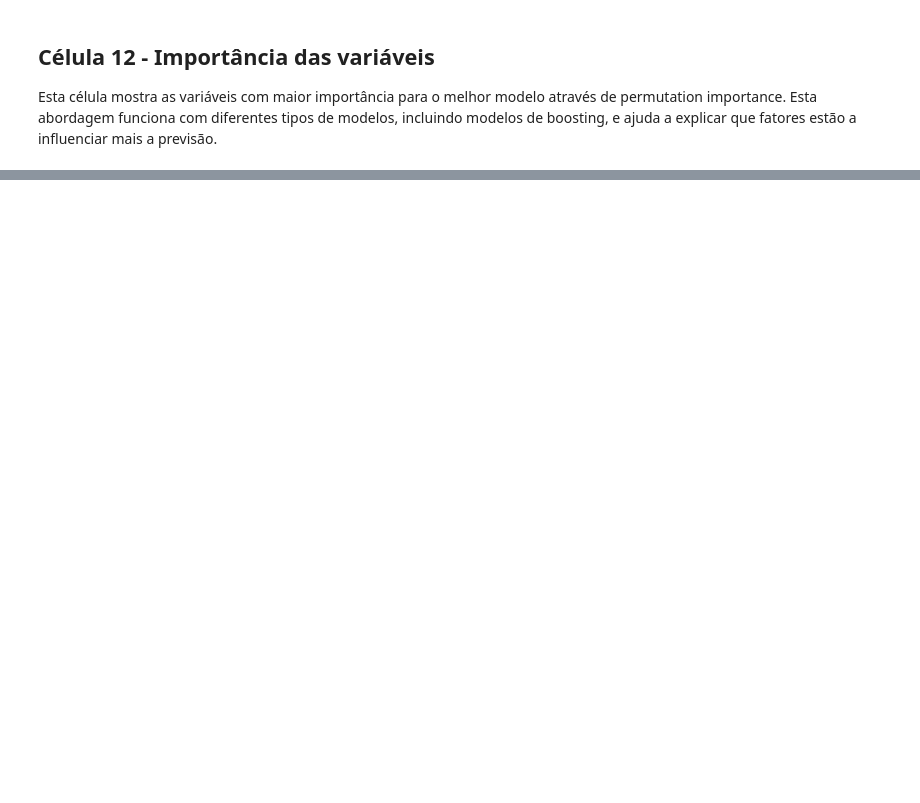
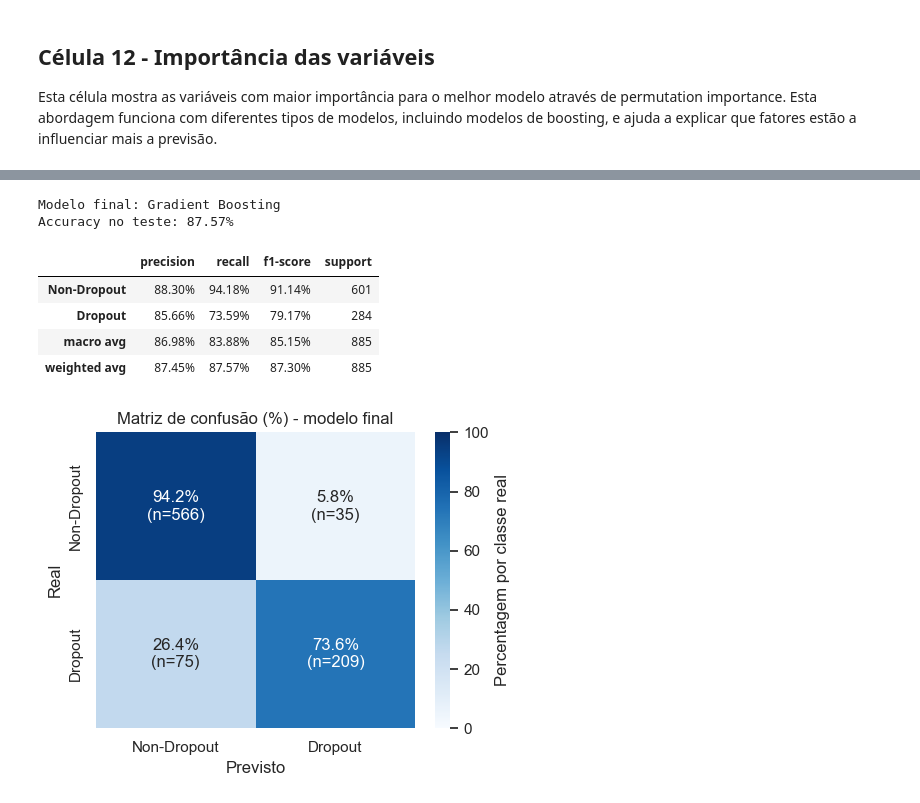
Before and after one commit to goncaloosimoes/iaa-project-1, a Jupyter notebook: notebook.ipynb, the cells around one changed output, grey strips where cells are left out. Drawn from its saved outputs; the diff is of its cells as text; code cells hidden in the pictures; blank space fills up the shorter version.

```diff
--- a/notebook.ipynb
+++ b/notebook.ipynb
@@ -541,0 +605,61 @@ Próximos passos naturais:
+# %%
+# Celula 14 - Avaliacao final do melhor modelo no conjunto de teste
+if df.empty or TARGET_COL not in df.columns:
+    print('Dados insuficientes para avaliar o melhor modelo.')
+else:
+    final_pipeline = best_pipeline
+    final_model_name = best_model_name
+    final_y_pred = final_pipeline.predict(X_test)
+    final_report = classification_report(
+        y_test,
+        final_y_pred,
+        target_names=['Non-Dropout', 'Dropout'],
+        output_dict=True,
+        zero_division=0
+    )
+    final_report_df = pd.DataFrame(final_report).T
+    final_report_percent = final_report_df.loc[report_rows, metric_cols + ['support']].copy()
+    final_report_percent[metric_cols] = final_report_percent[metric_cols] * 100
+    final_report_percent['support'] = final_report_percent['support'].astype(int)
+
+    print('Modelo final:', final_model_name)
+    print(f'Accuracy no teste: {final_report["accuracy"] * 100:.2f}%')
+    display(
+        final_report_percent.style
+        .format({'precision': '{:.2f}%', 'recall': '{:.2f}%', 'f1-score': '{:.2f}%', 'support': '{:.0f}'})
+        .highlight_max(subset=metric_cols, axis=0, color='#d7f0d2')
+    )
+
+    final_cm = confusion_matrix(y_test, final_y_pred)
+    final_cm_percent = confusion_matrix(y_test, final_y_pred, normalize='true') * 100
+    final_cm_labels = np.array([
+        [f'{final_cm_percent[i, j]:.1f}%\n(n={final_cm[i, j]})' for j in range(final_cm.shape[1])]
+        for i in range(final_cm.shape[0])
+    ])
+
+    plt.figure(figsize=(5, 4))
+    sns.heatmap(
+        final_cm_percent,
+        annot=final_cm_labels,
+        fmt='',
+        cmap='Blues',
+        vmin=0,
+        vmax=100,
+        cbar_kws={'label': 'Percentagem por classe real'},
+        xticklabels=['Non-Dropout', 'Dropout'],
+        yticklabels=['Non-Dropout', 'Dropout']
+    )
+    plt.title('Matriz de confusão (%) - modelo final')
+    plt.xlabel('Previsto')
+    plt.ylabel('Real')
+    plt.tight_layout()
+    plt.show()
+# %% [output]
+Modelo final: Gradient Boosting
+Accuracy no teste: 87.57%
+|  | precision | recall | f1-score | support |
+| Non-Dropout | 88.30% | 94.18% | 91.14% | 601 |
+| Dropout | 85.66% | 73.59% | 79.17% | 284 |
+| macro avg | 86.98% | 83.88% | 85.15% | 885 |
+| weighted avg | 87.45% | 87.57% | 87.30% | 885 |
+[figure, added]
```
Also changed, not shown: parts of 15 cells of this notebook, 1 other file.
